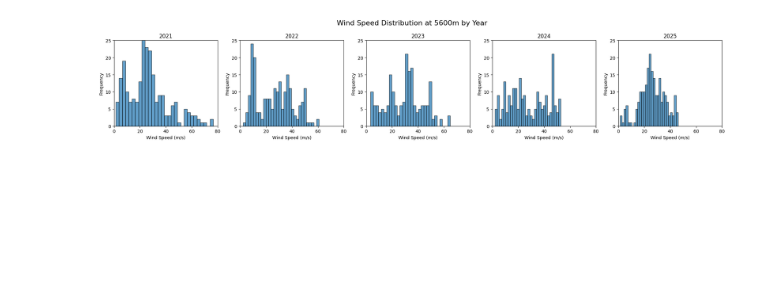
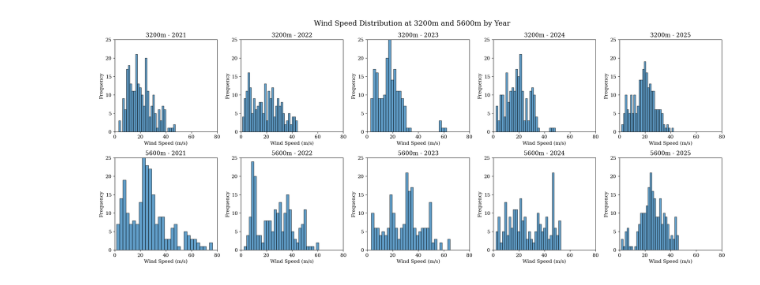
Before and after one commit to pwang-eng/wind-altitude-profiling, a Jupyter notebook: dispersion_analysis.ipynb, the cells around one changed output. Cells and saved outputs as stored; diff of their text form; code cells hidden in the pictures; blank space fills up the shorter version.

Commit message:
changed altitude values, added file for saving plots

```diff
--- a/dispersion_analysis.ipynb
+++ b/dispersion_analysis.ipynb
@@ -149,7 +165,7 @@ plt.show()
 # %%
 # Distribution of wind directions at different altitudes
 
-altitudes = [110, 1000, 5600, 9200, 15800, 22000]
+altitudes = [1500, 3200, 5600, 9200, 11800, 15800]
 
 fig, axes = plt.subplots(2, 3, figsize=(15, 8))
 axes = axes.flatten()
@@ -164,5 +180,6 @@ for i, alt in enumerate(altitudes):
 
 plt.suptitle('Wind Direction Distributions by Altitude', fontsize=16)
 plt.tight_layout()
+plt.savefig('plots/wind_direction_distributions_by_altitude.png', dpi=300, bbox_inches='tight')
 plt.show()
 # %% [output]
@@ -174,7 +191,7 @@ import numpy as np
 
 # Von Mises fitting for wind direction data
 
-altitudes = [110, 1000, 5600, 9200, 15800, 22000]
+altitudes = [1500, 3200, 5600, 9200, 11800, 15800]
 
 for i, alt in enumerate(altitudes):
 
@@ -220,7 +237,7 @@ print()
 print("Tests if winds have a preferred direction vs random")
 print()
 
-altitudes = [110, 1000, 5600, 9200, 15800, 22000]
+altitudes = [1500, 3200, 5600, 9200, 11800, 15800]
 
 for alt in altitudes:
     directions = df[f'direction [{alt}]'].dropna()
@@ -253,7 +270,7 @@ Altitude 22000m:
 # %%
 # Distribution of wind speeds at different altitudes
 
-altitudes = [110, 1000, 5600, 9200, 15800, 22000]
+altitudes = [1500, 3200, 5600, 9200, 11800, 15800]
 
 fig, axes = plt.subplots(2, 3, figsize=(15, 8))
 axes = axes.flatten()
@@ -266,9 +283,10 @@ for i, alt in enumerate(altitudes):
     axes[i].set_title(f'{alt}m Altitude')
     axes[i].grid(True, alpha=0.3)
     axes[i].set_xlim(0, 120)
-    axes[i].set_ylim(0, 100)
+    axes[i].set_ylim(0, 120)
 
 plt.suptitle('Wind Speed Distributions by Altitude', fontsize=16)
 plt.tight_layout()
+plt.savefig('plots/wind_speed_distributions_by_altitude.png', dpi=300, bbox_inches='tight')
 plt.show()
 # %% [output]
@@ -347,22 +367,30 @@ Altitude 22000m:
   Fit quality: GOOD
 # %%
-# Analysis of wind speed distribution at 5600m by year, as 5600 is an outlier altitude in previous plots
+# Analysis of wind speed distribution at 3200m and 5600m, to investigate outlier behaviour
 
 df['year'] = pd.to_datetime(df['date'], format='mixed').dt.year
 
-fig, axes = plt.subplots(1, 5, figsize=(20, 4))
+fig, axes = plt.subplots(2, 5, figsize=(20, 8))
 
 for i, year in enumerate(sorted(df['year'].unique())):
-    year_speeds = df[df['year'] == year][str(5600)].dropna()
-    axes[i].hist(year_speeds, bins=30, edgecolor='black', alpha=0.7)
-    axes[i].set_xlabel('Wind Speed (m/s)')
-    axes[i].set_ylabel('Frequency')
-    axes[i].set_title(f'{year}')
-    axes[i].set_xlim(0, 80)
-    axes[i].set_ylim(0, 25)
+    year_speeds_3200 = df[df['year'] == year][str(3200)].dropna()
+    year_speeds_5600 = df[df['year'] == year][str(5600)].dropna()
+    axes[0, i].hist(year_speeds_3200, bins=30, edgecolor='black', alpha=0.7)
+    axes[0, i].set_xlabel('Wind Speed (m/s)')
+    axes[0, i].set_ylabel('Frequency')
+    axes[0, i].set_title(f'3200m - {year}')
+    axes[1, i].hist(year_speeds_5600, bins=30, edgecolor='black', alpha=0.7)
+    axes[1, i].set_xlabel('Wind Speed (m/s)')
+    axes[1, i].set_ylabel('Frequency')
+    axes[1, i].set_title(f'5600m - {year}')
+    axes[0, i].set_xlim(0, 80)
+    axes[0, i].set_ylim(0, 25)
+    axes[1, i].set_xlim(0, 80)
+    axes[1, i].set_ylim(0, 25)
 
-plt.suptitle('Wind Speed Distribution at 5600m by Year', fontsize=16)
+plt.suptitle('Wind Speed Distribution at 3200m and 5600m by Year', fontsize=16)
 plt.tight_layout()
+plt.savefig('plots/wind_speed_distribution_3200_5600_by_year.png', dpi=300, bbox_inches='tight')
 plt.show()
 # %% [output]
-[figure, old version]
+[figure, new version]
```
Also changed, not shown: parts of 10 cells of this notebook, 8 other files.
